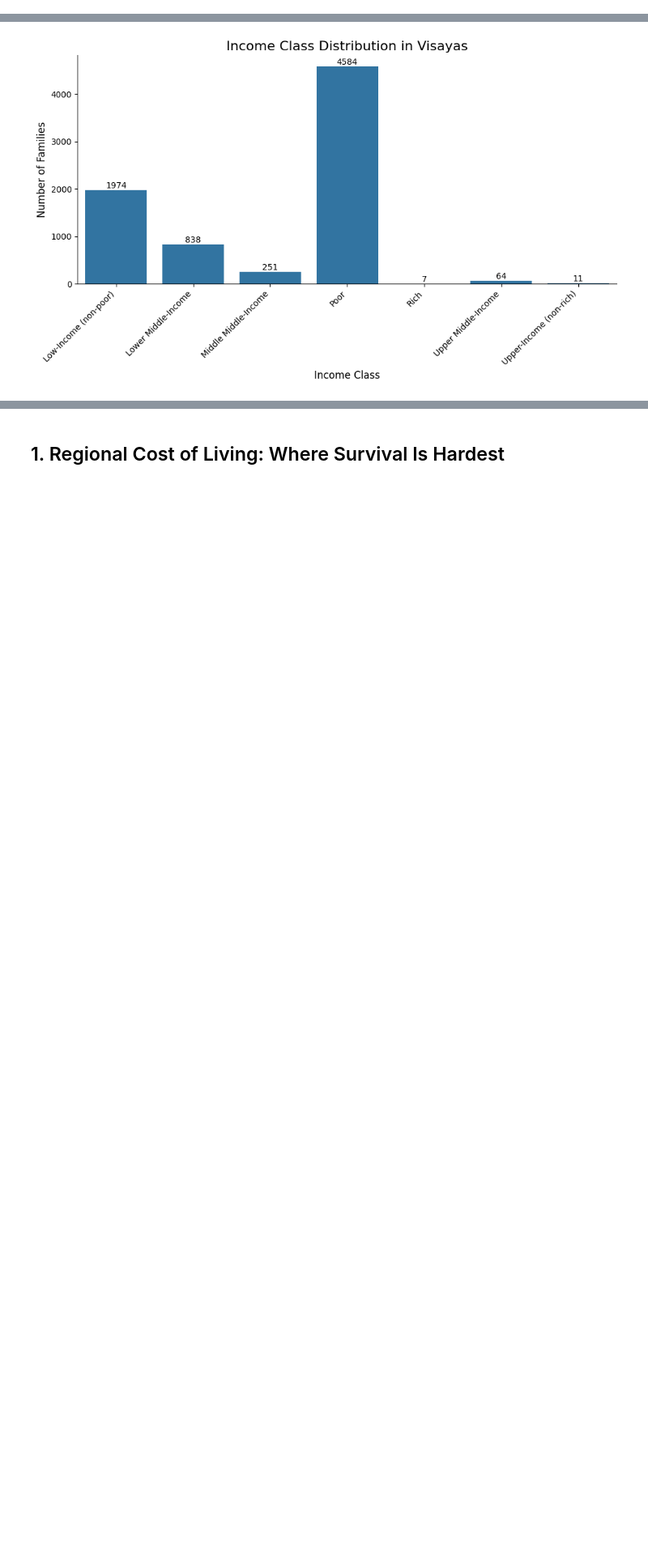
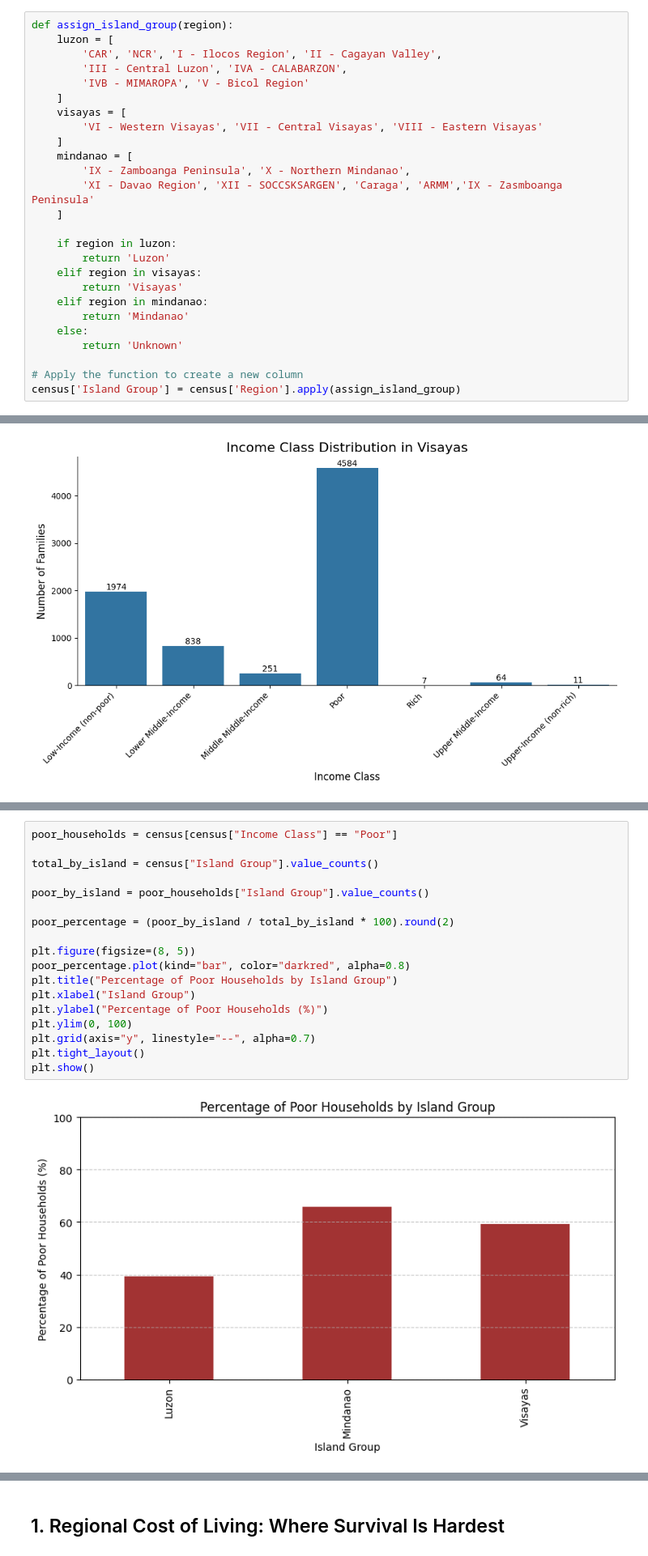
Before and after one commit to Meinya312/PROJECT-ITD-, a Jupyter notebook: project.ipynb, the cells around one changed output, grey strips where cells are left out. Shown at 81% size. Saved outputs shown, nothing was run; the diff lists cells and outputs as text; blank space fills up the shorter version.

```diff
--- a/project.ipynb
+++ b/project.ipynb
@@ -68,3 +68,29 @@ mindanao_regions_list = [
 ]
 
 mindanao = census[census['Region'].isin(mindanao_regions_list)]
+# %%
+def assign_island_group(region):
+    luzon = [
+        'CAR', 'NCR', 'I - Ilocos Region', 'II - Cagayan Valley',
+        'III - Central Luzon', 'IVA - CALABARZON',
+        'IVB - MIMAROPA', 'V - Bicol Region'
+    ]
+    visayas = [
+        'VI - Western Visayas', 'VII - Central Visayas', 'VIII - Eastern Visayas'
+    ]
+    mindanao = [
+        'IX - Zamboanga Peninsula', 'X - Northern Mindanao',
+        'XI - Davao Region', 'XII - SOCCSKSARGEN', 'Caraga', 'ARMM','IX - Zasmboanga Peninsula'
+    ]
+
+    if region in luzon:
+        return 'Luzon'
+    elif region in visayas:
+        return 'Visayas'
+    elif region in mindanao:
+        return 'Mindanao'
+    else:
+        return 'Unknown'
+
+# Apply the function to create a new column
+census['Island Group'] = census['Region'].apply(assign_island_group)
@@ -124,0 +168,20 @@ plt.show()
+# %%
+poor_households = census[census["Income Class"] == "Poor"]
+
+total_by_island = census["Island Group"].value_counts()
+
+poor_by_island = poor_households["Island Group"].value_counts()
+
+poor_percentage = (poor_by_island / total_by_island * 100).round(2)
+
+plt.figure(figsize=(8, 5))
+poor_percentage.plot(kind="bar", color="darkred", alpha=0.8)
+plt.title("Percentage of Poor Households by Island Group")
+plt.xlabel("Island Group")
+plt.ylabel("Percentage of Poor Households (%)")
+plt.ylim(0, 100)
+plt.grid(axis="y", linestyle="--", alpha=0.7)
+plt.tight_layout()
+plt.show()
+# %% [output]
+[figure, added]
```
Also changed, not shown: parts of 8 cells of this notebook.
